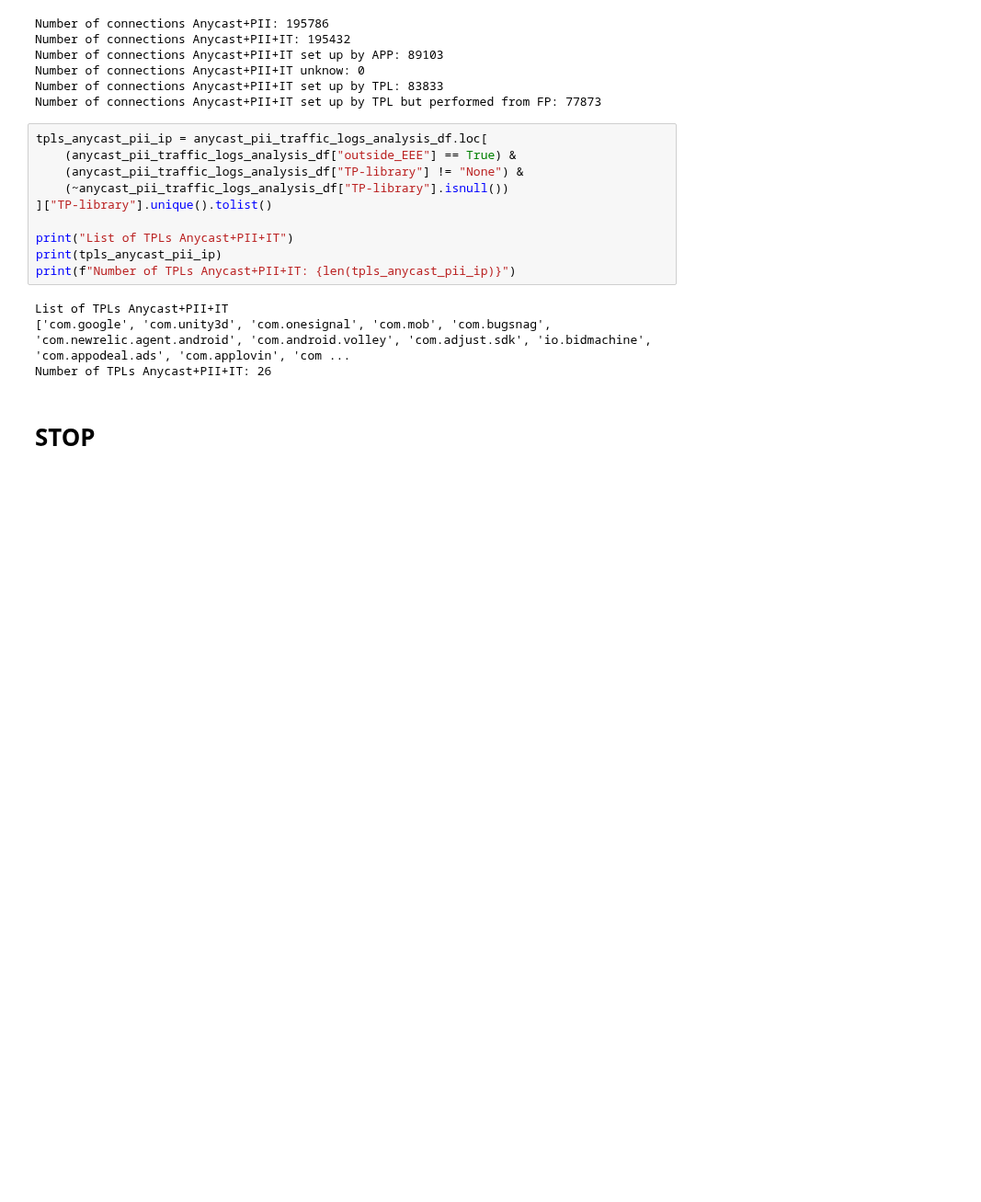
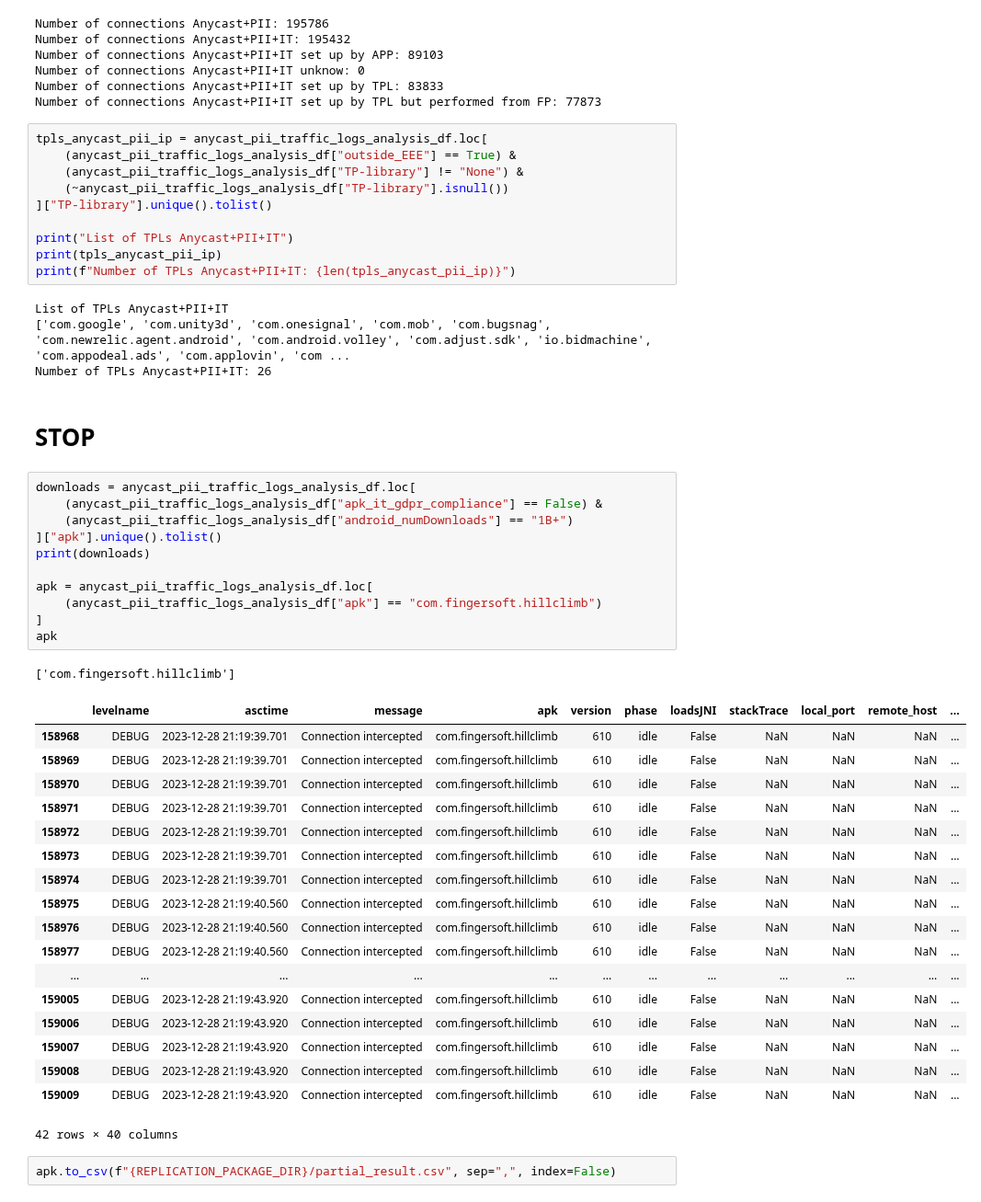
Before and after one commit to STRAST-UPM/hunter_experiment_anycast_europe, a Jupyter notebook: experiment_analysis.ipynb, the cells around one changed output. Shown at 92% size. Drawn from its saved outputs; the diff is of its cells as text; blank space fills up the shorter version.

```diff
--- a/experiment_analysis.ipynb
+++ b/experiment_analysis.ipynb
@@ -570,3 +558,36 @@ List of TPLs Anycast+PII+IT
 Number of TPLs Anycast+PII+IT: 26
 # %% [markdown]
 # STOP
+# %%
+downloads = anycast_pii_traffic_logs_analysis_df.loc[
+    (anycast_pii_traffic_logs_analysis_df["apk_it_gdpr_compliance"] == False) &
+    (anycast_pii_traffic_logs_analysis_df["android_numDownloads"] == "1B+")
+]["apk"].unique().tolist()
+print(downloads)
+
+apk = anycast_pii_traffic_logs_analysis_df.loc[
+    (anycast_pii_traffic_logs_analysis_df["apk"] == "com.fingersoft.hillclimb")
+]
+apk
+# %% [output]
+['com.fingersoft.hillclimb']
+|  | levelname | asctime | message | apk | version | phase | loadsJNI | stackTrace | local_port | remote_host | ... |
+| 158968 | DEBUG | 2023-12-28 21:19:39.701 | Connection intercepted | com.fingersoft.hillclimb | 610 | idle | False | NaN | NaN | NaN | ... |
+| 158969 | DEBUG | 2023-12-28 21:19:39.701 | Connection intercepted | com.fingersoft.hillclimb | 610 | idle | False | NaN | NaN | NaN | ... |
+| 158970 | DEBUG | 2023-12-28 21:19:39.701 | Connection intercepted | com.fingersoft.hillclimb | 610 | idle | False | NaN | NaN | NaN | ... |
+| 158971 | DEBUG | 2023-12-28 21:19:39.701 | Connection intercepted | com.fingersoft.hillclimb | 610 | idle | False | NaN | NaN | NaN | ... |
+| 158972 | DEBUG | 2023-12-28 21:19:39.701 | Connection intercepted | com.fingersoft.hillclimb | 610 | idle | False | NaN | NaN | NaN | ... |
+| 158973 | DEBUG | 2023-12-28 21:19:39.701 | Connection intercepted | com.fingersoft.hillclimb | 610 | idle | False | NaN | NaN | NaN | ... |
+| 158974 | DEBUG | 2023-12-28 21:19:39.701 | Connection intercepted | com.fingersoft.hillclimb | 610 | idle | False | NaN | NaN | NaN | ... |
+| 158975 | DEBUG | 2023-12-28 21:19:40.560 | Connection intercepted | com.fingersoft.hillclimb | 610 | idle | False | NaN | NaN | NaN | ... |
+| 158976 | DEBUG | 2023-12-28 21:19:40.560 | Connection intercepted | com.fingersoft.hillclimb | 610 | idle | False | NaN | NaN | NaN | ... |
+| 158977 | DEBUG | 2023-12-28 21:19:40.560 | Connection intercepted | com.fingersoft.hillclimb | 610 | idle | False | NaN | NaN | NaN | ... |
+| ... | ... | ... | ... | ... | ... | ... | ... | ... | ... | ... | ... |
+| 159005 | DEBUG | 2023-12-28 21:19:43.920 | Connection intercepted | com.fingersoft.hillclimb | 610 | idle | False | NaN | NaN | NaN | ... |
+| 159006 | DEBUG | 2023-12-28 21:19:43.920 | Connection intercepted | com.fingersoft.hillclimb | 610 | idle | False | NaN | NaN | NaN | ... |
+| 159007 | DEBUG | 2023-12-28 21:19:43.920 | Connection intercepted | com.fingersoft.hillclimb | 610 | idle | False | NaN | NaN | NaN | ... |
+| 159008 | DEBUG | 2023-12-28 21:19:43.920 | Connection intercepted | com.fingersoft.hillclimb | 610 | idle | False | NaN | NaN | NaN | ... |
+| 159009 | DEBUG | 2023-12-28 21:19:43.920 | Connection intercepted | com.fingersoft.hillclimb | 610 | idle | False | NaN | NaN | NaN | ... |
+42 rows × 40 columns
+# %%
+apk.to_csv(f"{REPLICATION_PACKAGE_DIR}/partial_result.csv", sep=",", index=False)
```
Also changed, not shown: parts of 3 cells of this notebook.
